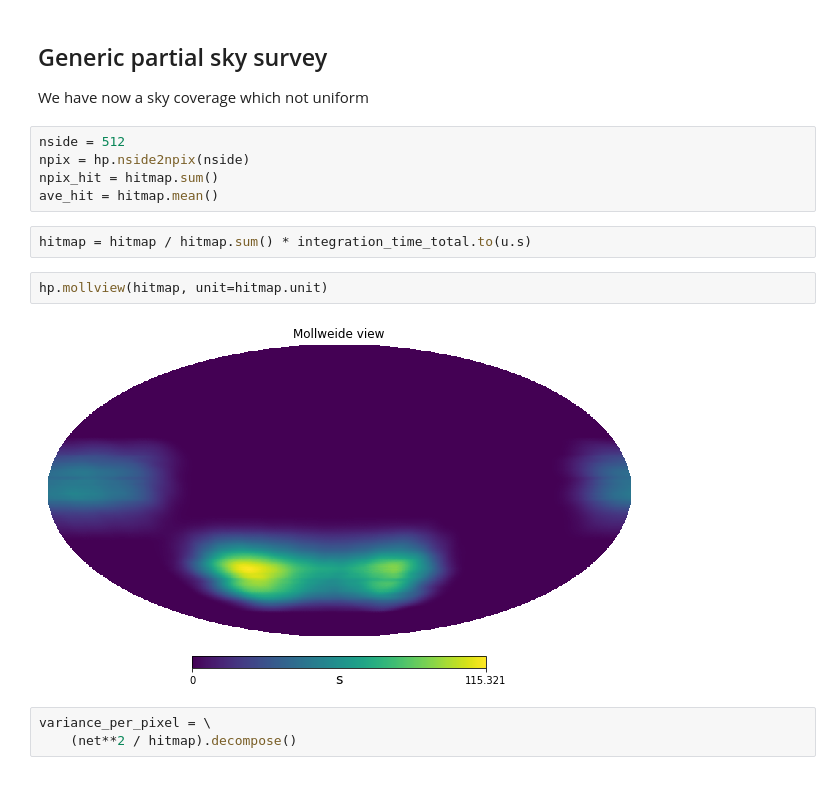
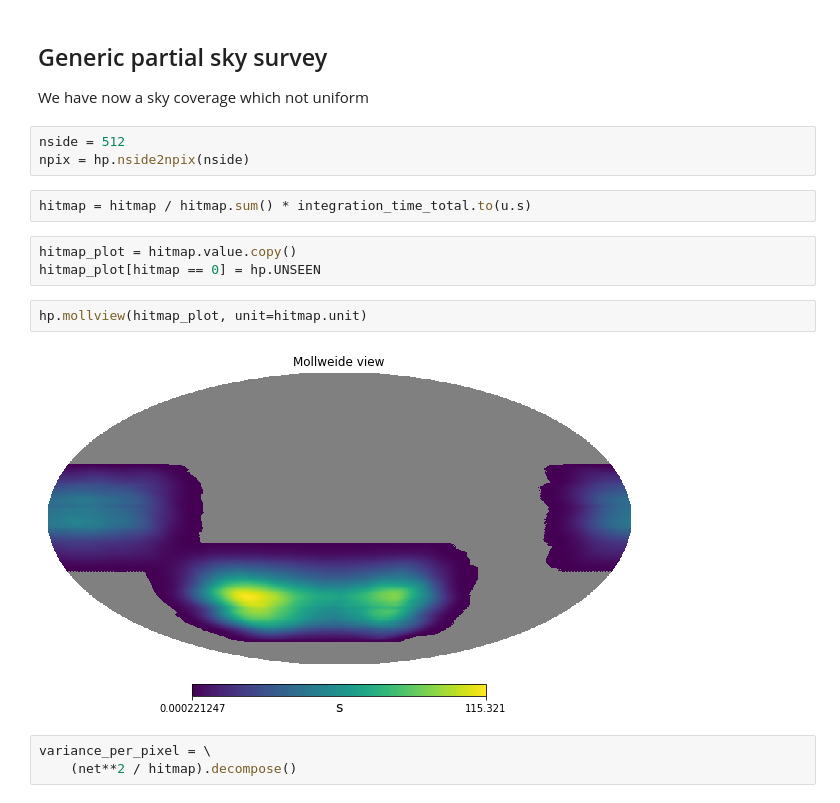
Before and after one commit to zonca/zonca-blog, a Jupyter notebook: _notebooks/2020-06-21-white-noise-hitmap-not-uniform.ipynb, the cells around one changed output. Saved outputs shown, nothing was run; the diff lists cells and outputs as text.

```diff
--- a/_notebooks/2020-06-21-white-noise-hitmap-not-uniform.ipynb
+++ b/_notebooks/2020-06-21-white-noise-hitmap-not-uniform.ipynb
@@ -57,14 +53,15 @@ We have now a sky coverage which not uniform
 # %%
 nside = 512
 npix = hp.nside2npix(nside)
-npix_hit = hitmap.sum()
-ave_hit = hitmap.mean()
 # %%
 hitmap = hitmap / hitmap.sum() * integration_time_total.to(u.s)
+# %%
+hitmap_plot = hitmap.value.copy()
+hitmap_plot[hitmap == 0] = hp.UNSEEN
 # %%
-hp.mollview(hitmap, unit=hitmap.unit)
+hp.mollview(hitmap_plot, unit=hitmap.unit)
 # %% [output]
-[figure, old version]
+[figure, new version]
 # %%
 variance_per_pixel = \
     (net**2 / hitmap).decompose()
```
Also changed, not shown: parts of 18 cells of this notebook, 2 other files.
